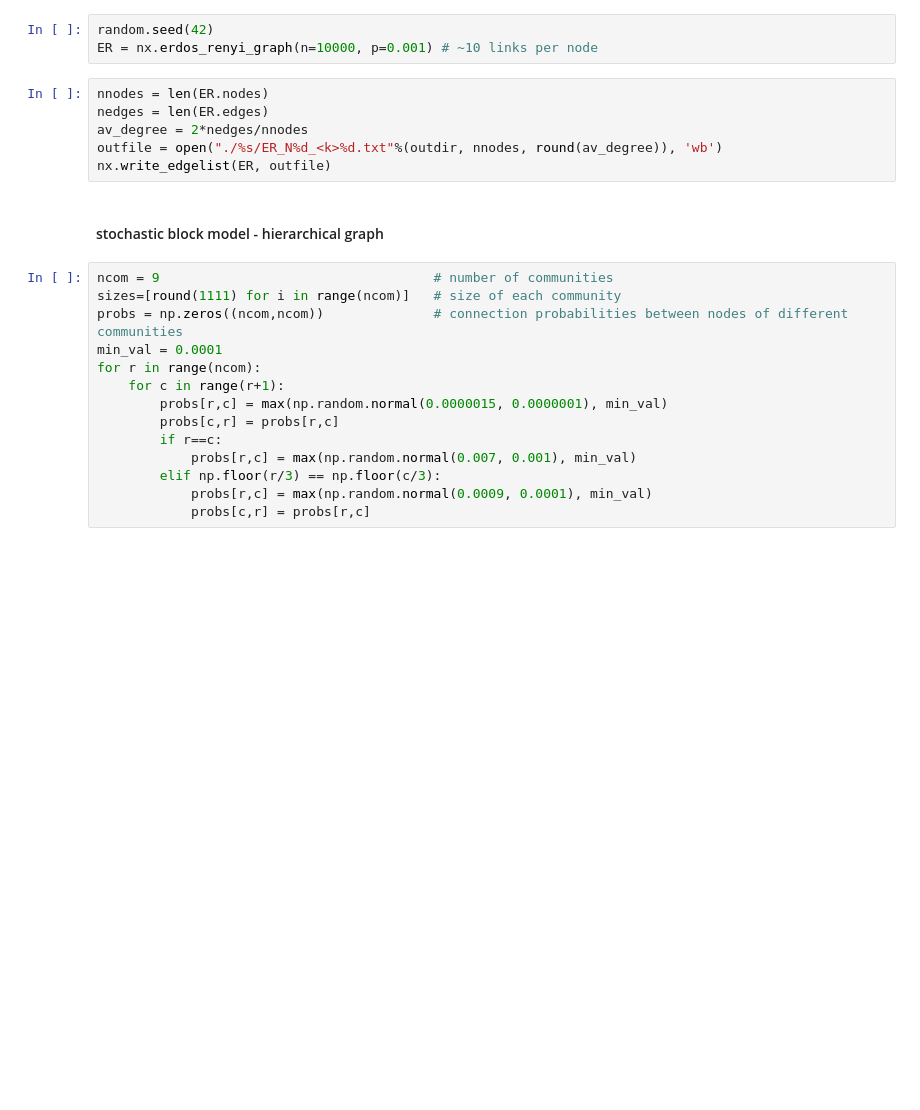
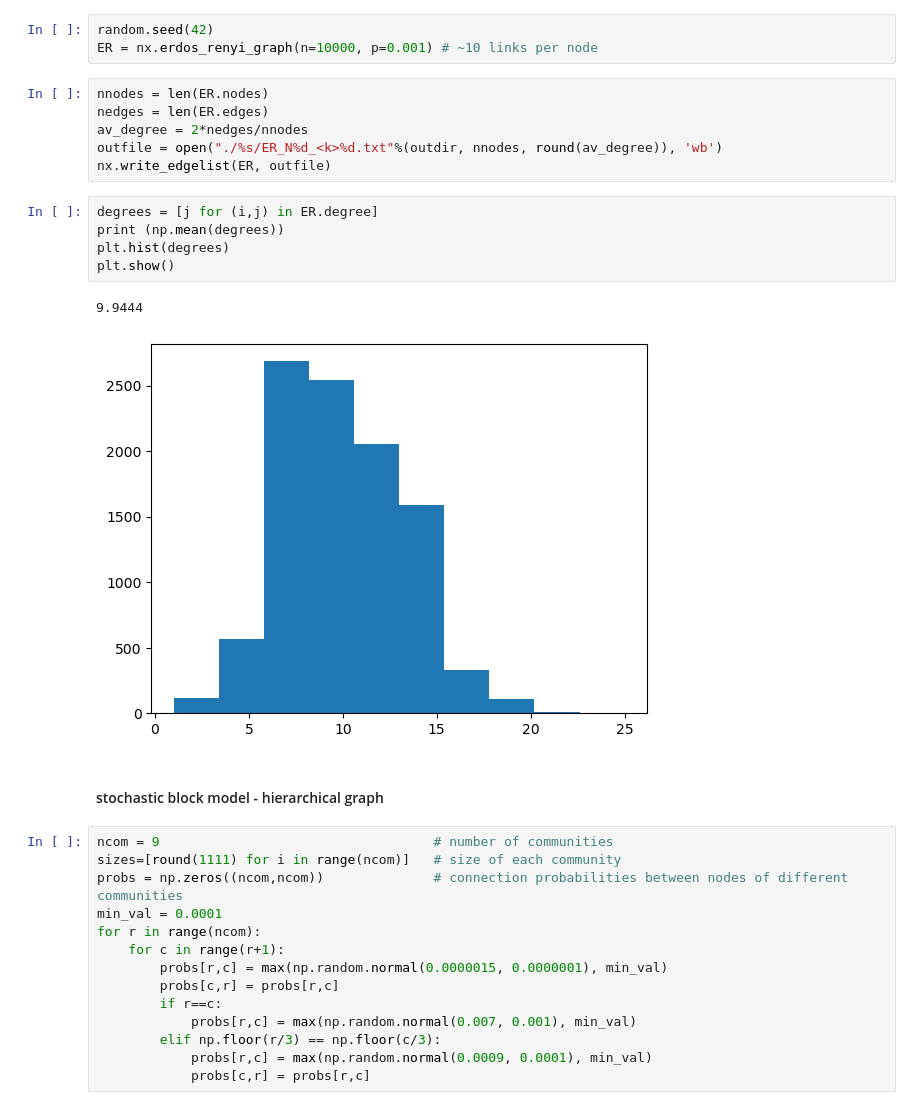
Before and after one commit to aaleta/C72h-whiteworms, a Jupyter notebook: generate_networks_for_simulations.ipynb, the cells around one changed output. Saved outputs shown, nothing was run; the diff lists cells and outputs as text; blank space fills up the shorter version.

```diff
--- a/generate_networks_for_simulations.ipynb
+++ b/generate_networks_for_simulations.ipynb
@@ -31,6 +31,14 @@ nedges = len(ER.edges)
 av_degree = 2*nedges/nnodes
 outfile = open("./%s/ER_N%d_<k>%d.txt"%(outdir, nnodes, round(av_degree)), 'wb')
 nx.write_edgelist(ER, outfile)
+# %%
+degrees = [j for (i,j) in ER.degree]
+print (np.mean(degrees))
+plt.hist(degrees)
+plt.show()
+# %% [output]
+9.9444
+[figure, added]
 # %% [markdown]
 #### stochastic block model - hierarchical graph
 # %%
```
Also changed, not shown: parts of 8 cells of this notebook, 1 other file.
